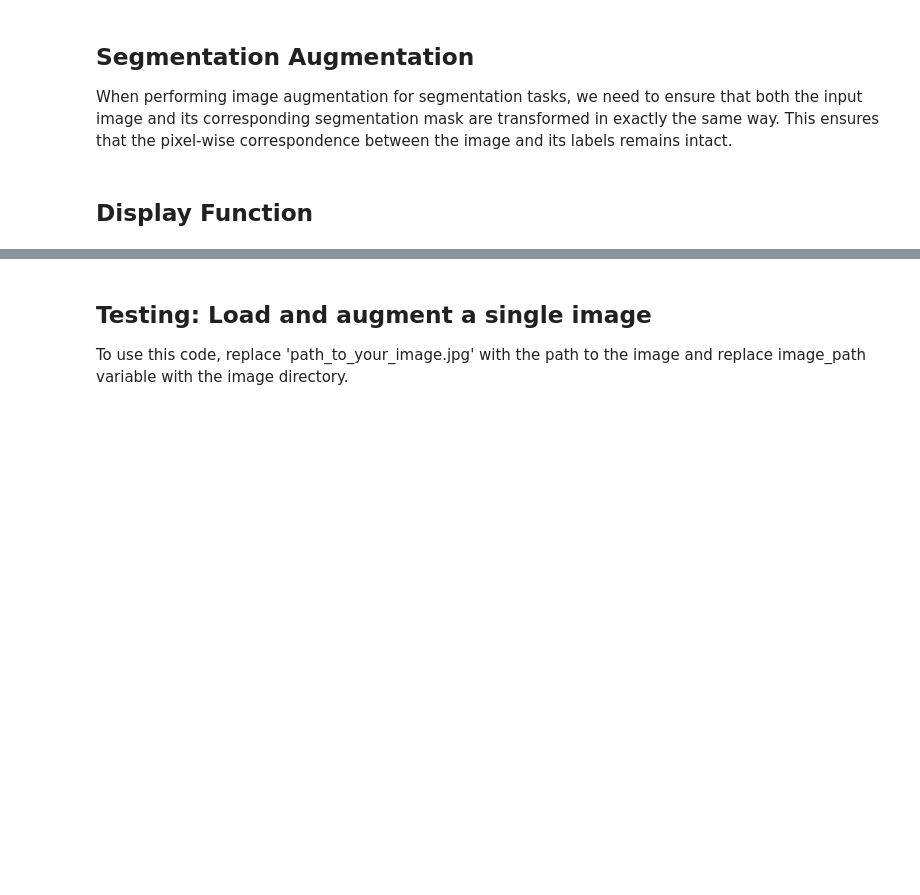
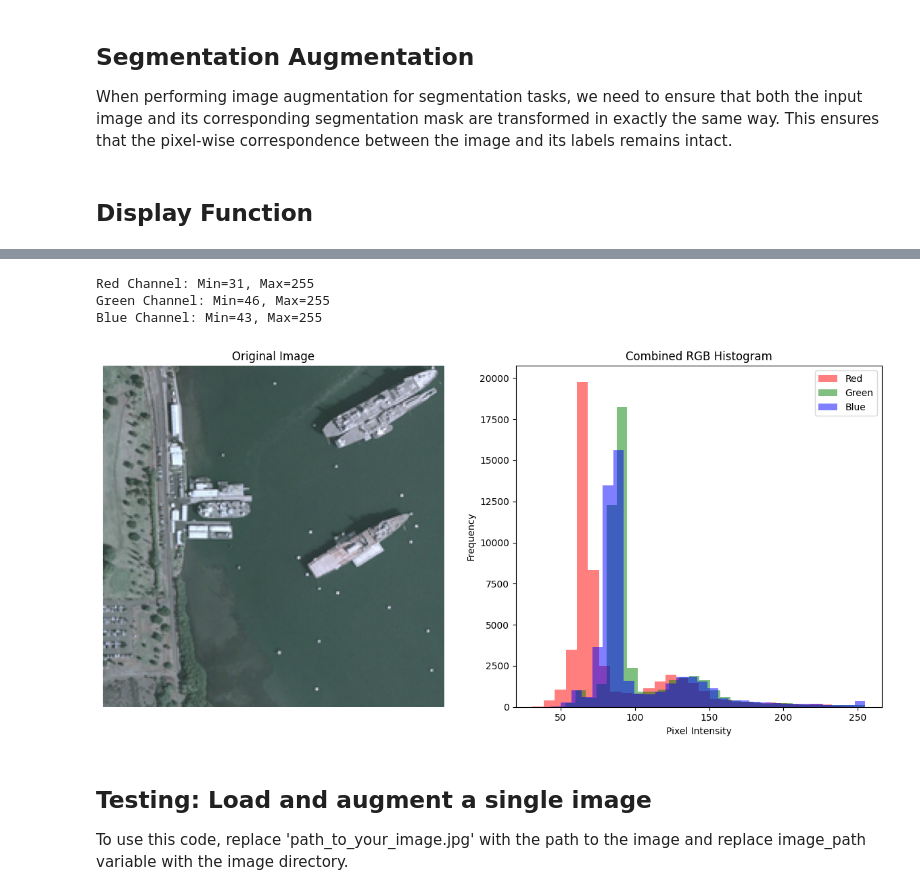
Before and after one commit to ElanoBeer/synthetic-satellite-pipeline, a Jupyter notebook: notebooks/image_augmentation_utils.ipynb, the cells around one changed output, grey strips where cells are left out. Drawn from its saved outputs; the diff is of its cells as text; code cells hidden in the pictures; blank space fills up the shorter version.

```diff
--- a/notebooks/image_augmentation_utils.ipynb
+++ b/notebooks/image_augmentation_utils.ipynb
@@ -221,3 +256,51 @@ def display_segmentation_augmentations(image, mask, n_examples=5):
+# %%
+def plot_rgb_histogram(image):
+    """
+    Create an RGB histogram and display alongside the original image.
+
+    Args:
+        image (PIL.Image.Image): Input image
+    """
+    # Convert PIL image to numpy array
+    image_np = np.array(image)
+
+    # Extract individual RGB channels
+    r = image_np[:, :, 0].ravel()
+    g = image_np[:, :, 1].ravel()
+    b = image_np[:, :, 2].ravel()
+
+    # Print min and max values for each channel
+    print(f"Red Channel: Min={r.min()}, Max={r.max()}")
+    print(f"Green Channel: Min={g.min()}, Max={g.max()}")
+    print(f"Blue Channel: Min={b.min()}, Max={b.max()}")
+
+    # Create 1x2 subplot
+    fig, axes = plt.subplots(1, 2, figsize=(12, 6))
+
+    # Show original image
+    axes[0].imshow(image)
+    axes[0].set_title("Original Image")
+    axes[0].axis("off")
+
+    # Plot RGB histogram
+    axes[1].hist(r, bins=30, color='red', alpha=0.5, label='Red')
+    axes[1].hist(g, bins=30, color='green', alpha=0.5, label='Green')
+    axes[1].hist(b, bins=30, color='blue', alpha=0.5, label='Blue')
+    axes[1].set_title("Combined RGB Histogram")
+    axes[1].set_xlabel("Pixel Intensity")
+    axes[1].set_ylabel("Frequency")
+    axes[1].legend()
+
+    plt.tight_layout()
+    plt.show()
+# %%
+# Call the RGB histogram function
+plot_rgb_histogram(image)
+# %% [output]
+Red Channel: Min=31, Max=255
+Green Channel: Min=46, Max=255
+Blue Channel: Min=43, Max=255
+[figure, added]
 # %% [markdown]
 ## Testing: Load and augment a single image
 To use this code, replace 'path_to_your_image.jpg' with the path to the image and replace image_path variable with the image directory.
```
Also changed, not shown: parts of 6 cells of this notebook, 1 other file.
